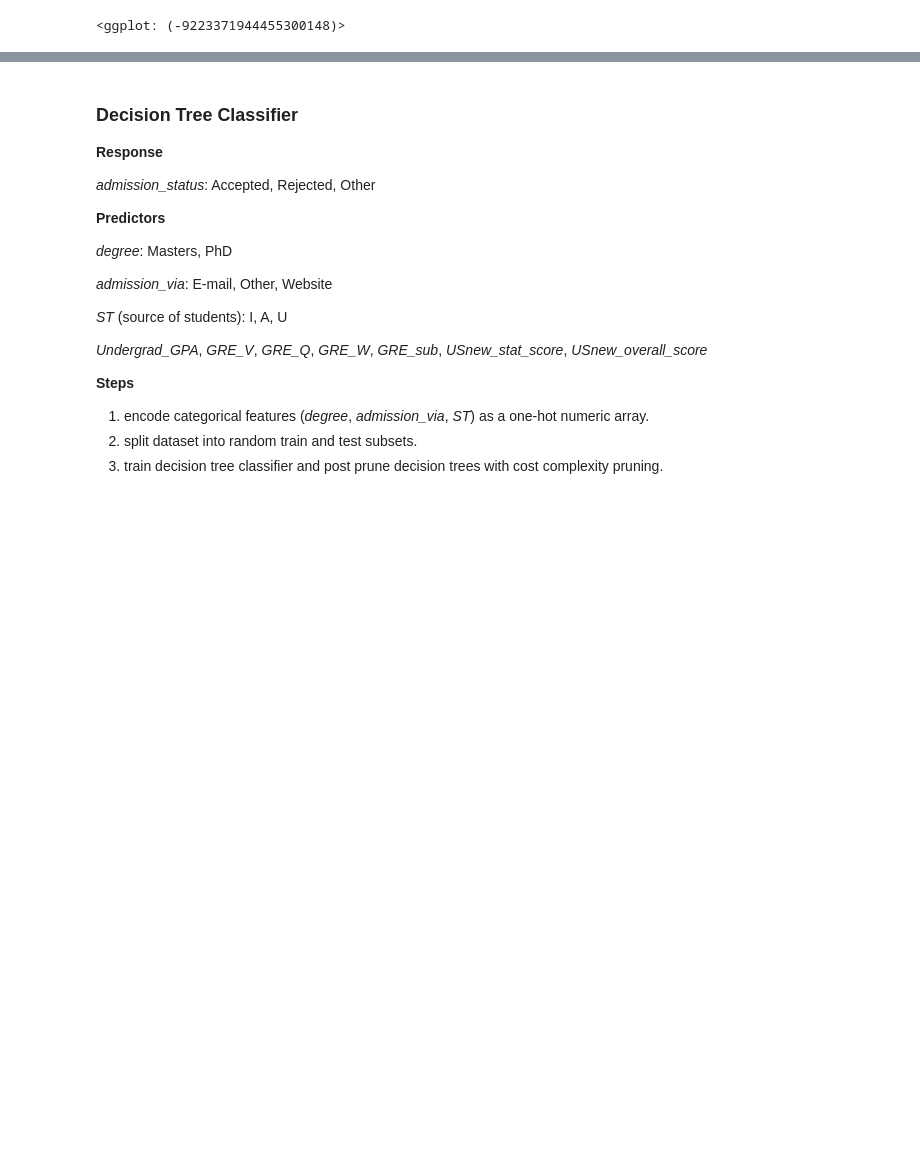
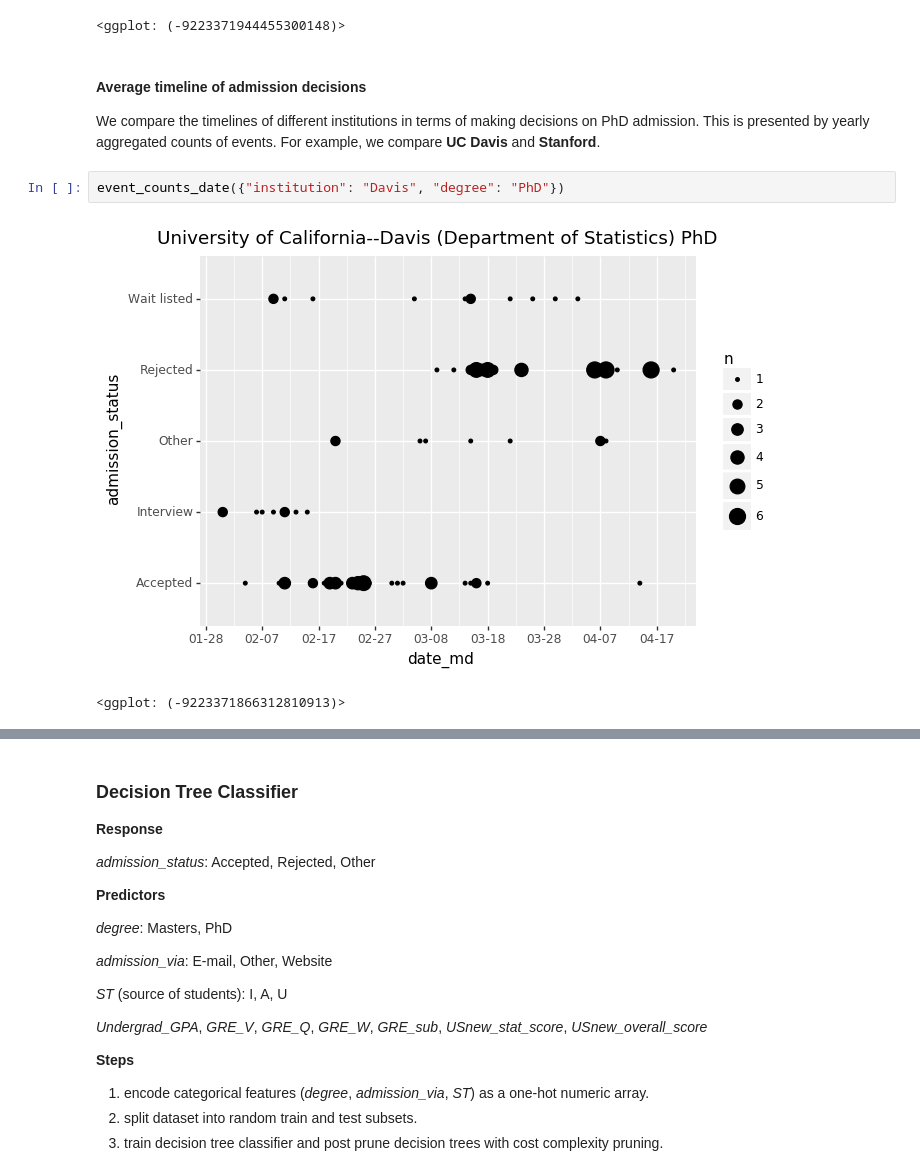
Before and after one commit to hango1996/Analysis-of-Gradcafe-Data, a Jupyter notebook: final_project-master/notebooks/EDA.ipynb, the cells around one changed output, grey strips where cells are left out. Cells and saved outputs as stored; diff of their text form; blank space fills up the shorter version.

```diff
--- a/final_project-master/notebooks/EDA.ipynb
+++ b/final_project-master/notebooks/EDA.ipynb
@@ -108,3 +141,11 @@ gg
 # %% [output]
 [figure]
 <ggplot: (-9223371944455300148)>
+# %% [markdown]
+#### Average timeline of admission decisions
+We compare the timelines of different institutions in terms of making decisions on PhD admission. This is presented by yearly aggregated counts of events. For example, we compare **UC Davis** and **Stanford**.
+# %%
+event_counts_date({"institution": "Davis", "degree": "PhD"})
+# %% [output]
+[figure, added]
+<ggplot: (-9223371866312810913)>
```
Also changed, not shown: parts of 21 cells of this notebook.
